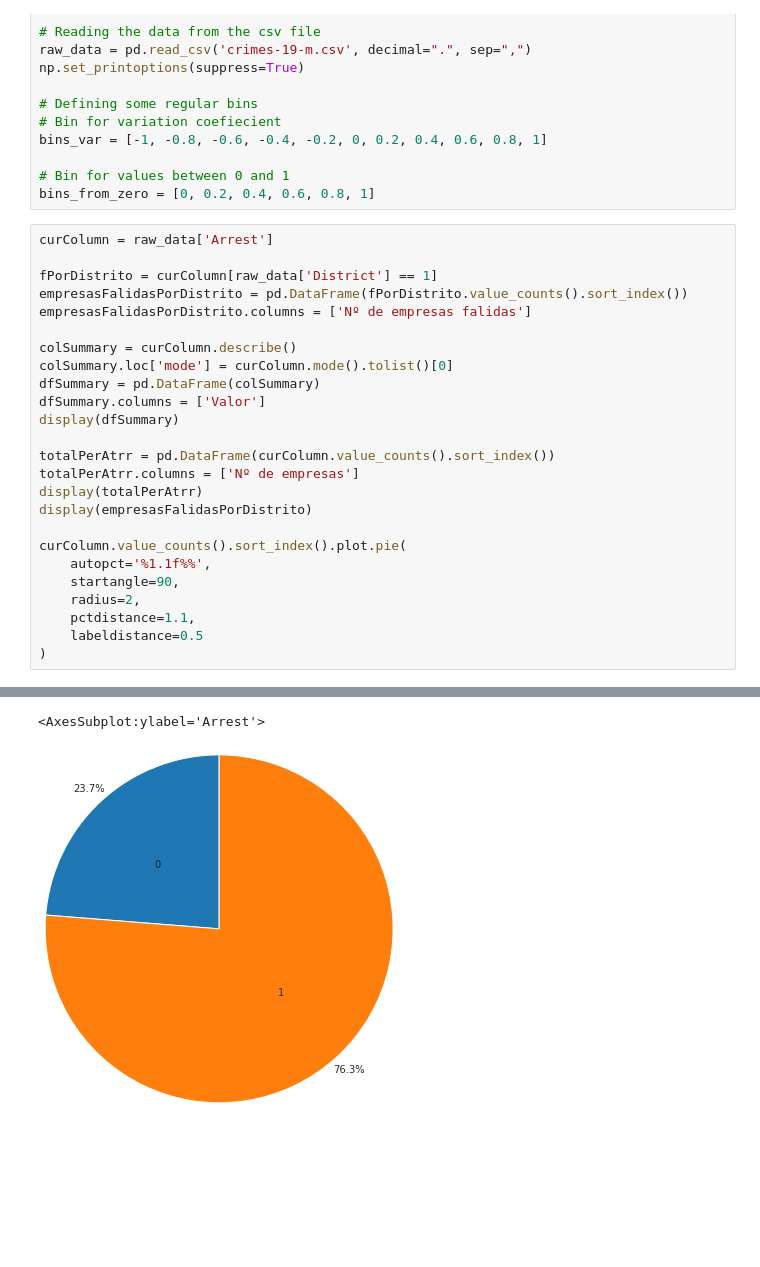
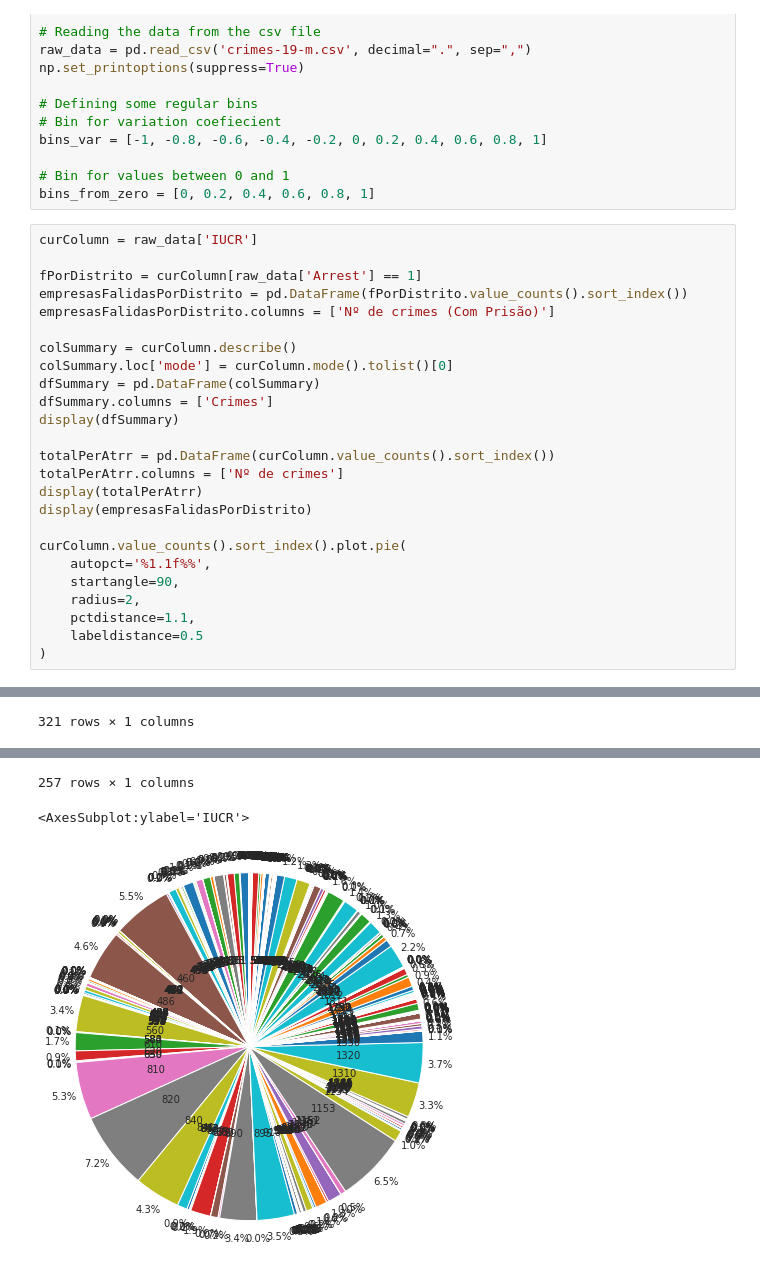
Before and after one commit to CVB-999999999/AOOP-TP2, a Jupyter notebook: 2022-insolv-viewdata.ipynb, the cells around one changed output, grey strips where cells are left out. Drawn from its saved outputs; the diff is of its cells as text; blank space fills up the shorter version.

```diff
--- a/2022-insolv-viewdata.ipynb
+++ b/2022-insolv-viewdata.ipynb
@@ -19,20 +19,20 @@ bins_var = [-1, -0.8, -0.6, -0.4, -0.2, 0, 0.2, 0.4, 0.6, 0.8, 1]
 # Bin for values between 0 and 1
 bins_from_zero = [0, 0.2, 0.4, 0.6, 0.8, 1]
 # %%
-curColumn = raw_data['Arrest']
+curColumn = raw_data['IUCR']
 
-fPorDistrito = curColumn[raw_data['District'] == 1]
+fPorDistrito = curColumn[raw_data['Arrest'] == 1]
 empresasFalidasPorDistrito = pd.DataFrame(fPorDistrito.value_counts().sort_index())
-empresasFalidasPorDistrito.columns = ['Nº de empresas falidas']
+empresasFalidasPorDistrito.columns = ['Nº de crimes (Com Prisão)']
 
 colSummary = curColumn.describe()
 colSummary.loc['mode'] = curColumn.mode().tolist()[0]
 dfSummary = pd.DataFrame(colSummary)
-dfSummary.columns = ['Valor']
+dfSummary.columns = ['Crimes']
 display(dfSummary)
 
 totalPerAtrr = pd.DataFrame(curColumn.value_counts().sort_index())
-totalPerAtrr.columns = ['Nº de empresas']
+totalPerAtrr.columns = ['Nº de crimes']
 display(totalPerAtrr)
 display(empresasFalidasPorDistrito)
 
@@ -59,0 +69 @@ curColumn.value_counts().sort_index().plot.pie(
+321 rows × 1 columns
@@ -63,3 +82,4 @@ curColumn.value_counts().sort_index().plot.pie(
-<AxesSubplot:ylabel='Arrest'>
+257 rows × 1 columns
+<AxesSubplot:ylabel='IUCR'>
-[figure, old version]
+[figure, new version]
 # %%
```
Also changed, not shown: parts of 37 cells of this notebook, 2 other files.
